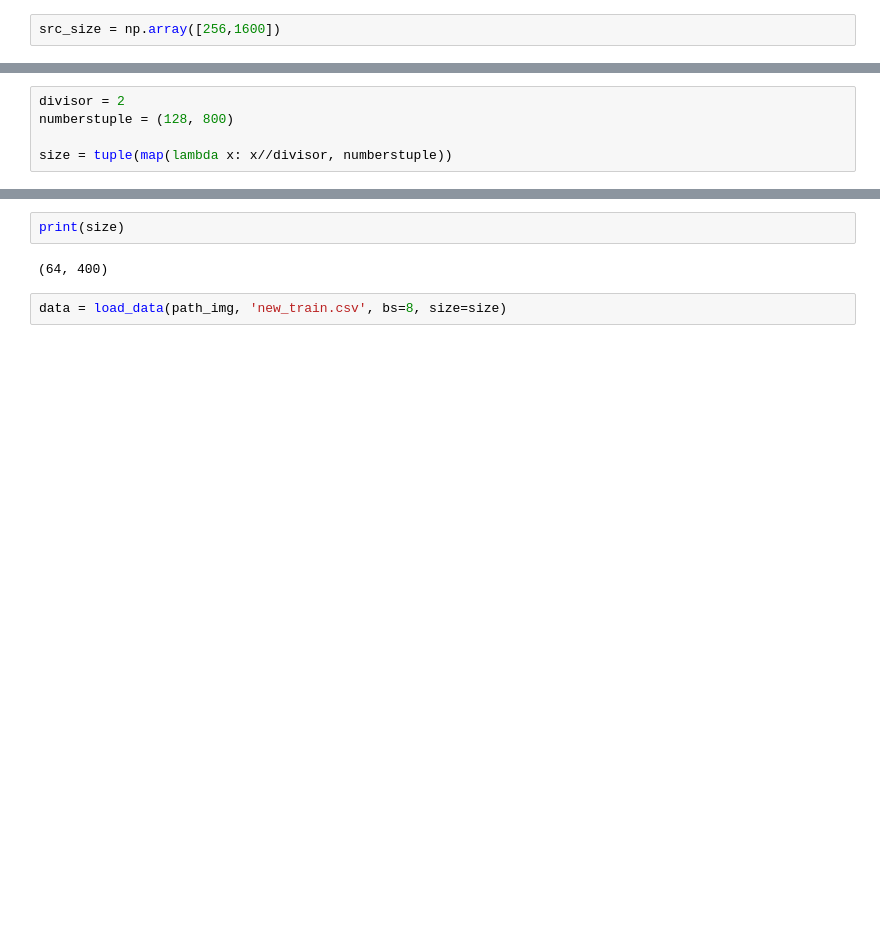
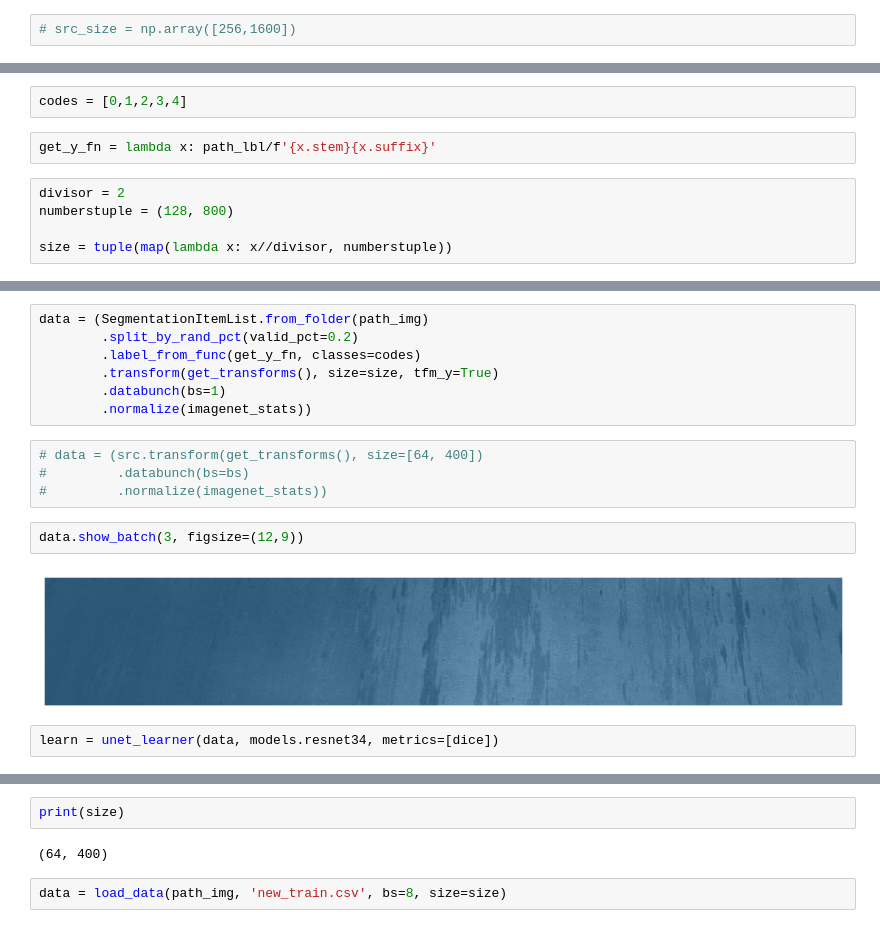
Before and after one commit to alistairwgillespie/ds_scribbles, a Jupyter notebook: kaggle_severstal.ipynb, the cells around one changed output, grey strips where cells are left out. Cells and saved outputs as stored; diff of their text form; blank space fills up the shorter version.

```diff
--- a/kaggle_severstal.ipynb
+++ b/kaggle_severstal.ipynb
@@ -89,2 +97,2 @@ torch.Size([1280, 1918])
 # %%
-src_size = np.array([256,1600])
+# src_size = np.array([256,1600])
@@ -160,3 +143,7 @@ TypeError: expected str, bytes or os.PathLike object, not DataFrame
+# %%
+codes = [0,1,2,3,4]
+# %%
+get_y_fn = lambda x: path_lbl/f'{x.stem}{x.suffix}'
 # %%
 divisor = 2
 numberstuple = (128, 800)
@@ -164,0 +177,17 @@ size = tuple(map(lambda x: x//divisor, numberstuple))
+# %%
+data = (SegmentationItemList.from_folder(path_img)
+        .split_by_rand_pct(valid_pct=0.2)
+        .label_from_func(get_y_fn, classes=codes)
+        .transform(get_transforms(), size=size, tfm_y=True)
+        .databunch(bs=1)
+        .normalize(imagenet_stats))
+# %%
+# data = (src.transform(get_transforms(), size=[64, 400])
+#         .databunch(bs=bs)
+#         .normalize(imagenet_stats))
+# %%
+data.show_batch(3, figsize=(12,9))
+# %% [output]
+[figure, added]
+# %%
+learn = unet_learner(data, models.resnet34, metrics=[dice])
```
Also changed, not shown: parts of 35 cells of this notebook.
